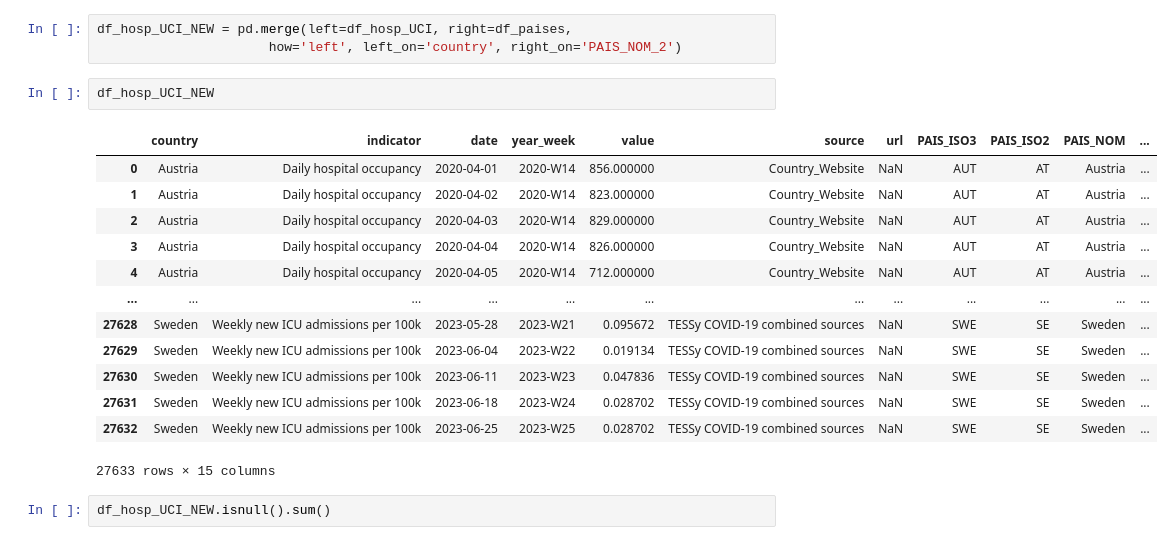
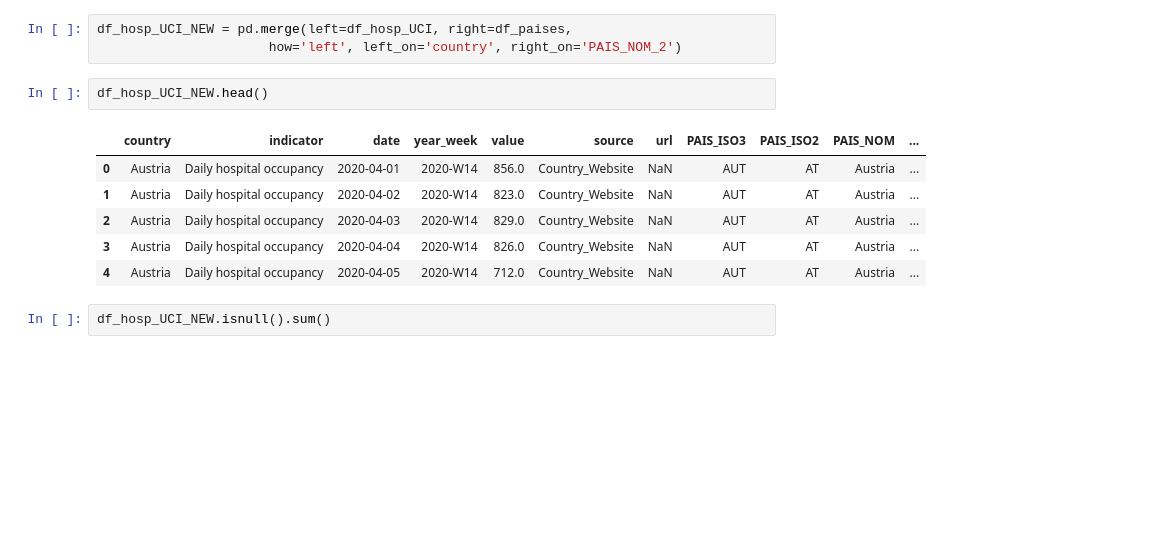
Before and after one commit to patriciaapenat/TFM, a Jupyter notebook: Notebooks/Data_Frame_Pacientes_Hospitalizados & UCI_eu.ipynb, the cells around one changed output. Saved outputs shown, nothing was run; the diff lists cells and outputs as text; blank space fills up the shorter version.

```diff
--- a/Notebooks/Data_Frame_Pacientes_Hospitalizados & UCI_eu.ipynb
+++ b/Notebooks/Data_Frame_Pacientes_Hospitalizados & UCI_eu.ipynb
@@ -96,21 +91,14 @@ df_paises
 df_hosp_UCI_NEW = pd.merge(left=df_hosp_UCI, right=df_paises,
                       how='left', left_on='country', right_on='PAIS_NOM_2')
 # %%
-df_hosp_UCI_NEW
+df_hosp_UCI_NEW.head()
 # %% [output]
 |  | country | indicator | date | year_week | value | source | url | PAIS_ISO3 | PAIS_ISO2 | PAIS_NOM | ... |
-| 0 | Austria | Daily hospital occupancy | 2020-04-01 | 2020-W14 | 856.000000 | Country_Website | NaN | AUT | AT | Austria | ... |
-| 1 | Austria | Daily hospital occupancy | 2020-04-02 | 2020-W14 | 823.000000 | Country_Website | NaN | AUT | AT | Austria | ... |
-| 2 | Austria | Daily hospital occupancy | 2020-04-03 | 2020-W14 | 829.000000 | Country_Website | NaN | AUT | AT | Austria | ... |
-| 3 | Austria | Daily hospital occupancy | 2020-04-04 | 2020-W14 | 826.000000 | Country_Website | NaN | AUT | AT | Austria | ... |
-| 4 | Austria | Daily hospital occupancy | 2020-04-05 | 2020-W14 | 712.000000 | Country_Website | NaN | AUT | AT | Austria | ... |
-| ... | ... | ... | ... | ... | ... | ... | ... | ... | ... | ... | ... |
-| 27628 | Sweden | Weekly new ICU admissions per 100k | 2023-05-28 | 2023-W21 | 0.095672 | TESSy COVID-19 combined sources | NaN | SWE | SE | Sweden | ... |
-| 27629 | Sweden | Weekly new ICU admissions per 100k | 2023-06-04 | 2023-W22 | 0.019134 | TESSy COVID-19 combined sources | NaN | SWE | SE | Sweden | ... |
-| 27630 | Sweden | Weekly new ICU admissions per 100k | 2023-06-11 | 2023-W23 | 0.047836 | TESSy COVID-19 combined sources | NaN | SWE | SE | Sweden | ... |
-| 27631 | Sweden | Weekly new ICU admissions per 100k | 2023-06-18 | 2023-W24 | 0.028702 | TESSy COVID-19 combined sources | NaN | SWE | SE | Sweden | ... |
-| 27632 | Sweden | Weekly new ICU admissions per 100k | 2023-06-25 | 2023-W25 | 0.028702 | TESSy COVID-19 combined sources | NaN | SWE | SE | Sweden | ... |
+| 0 | Austria | Daily hospital occupancy | 2020-04-01 | 2020-W14 | 856.0 | Country_Website | NaN | AUT | AT | Austria | ... |
+| 1 | Austria | Daily hospital occupancy | 2020-04-02 | 2020-W14 | 823.0 | Country_Website | NaN | AUT | AT | Austria | ... |
+| 2 | Austria | Daily hospital occupancy | 2020-04-03 | 2020-W14 | 829.0 | Country_Website | NaN | AUT | AT | Austria | ... |
+| 3 | Austria | Daily hospital occupancy | 2020-04-04 | 2020-W14 | 826.0 | Country_Website | NaN | AUT | AT | Austria | ... |
+| 4 | Austria | Daily hospital occupancy | 2020-04-05 | 2020-W14 | 712.0 | Country_Website | NaN | AUT | AT | Austria | ... |
-27633 rows × 15 columns
 # %%
 df_hosp_UCI_NEW.isnull().sum()
 # %% [output]
```
Also changed, not shown: parts of 3 cells of this notebook.
